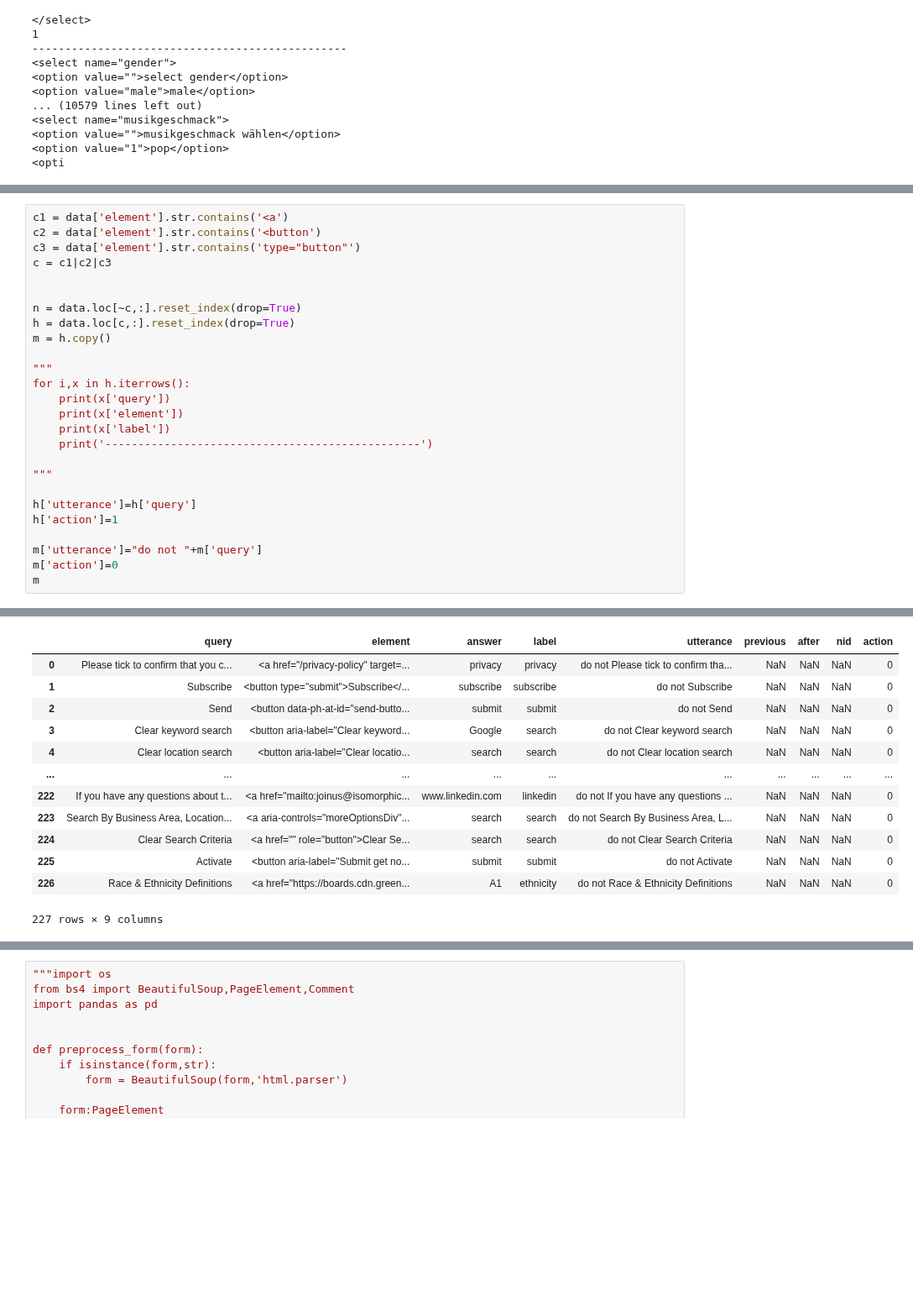
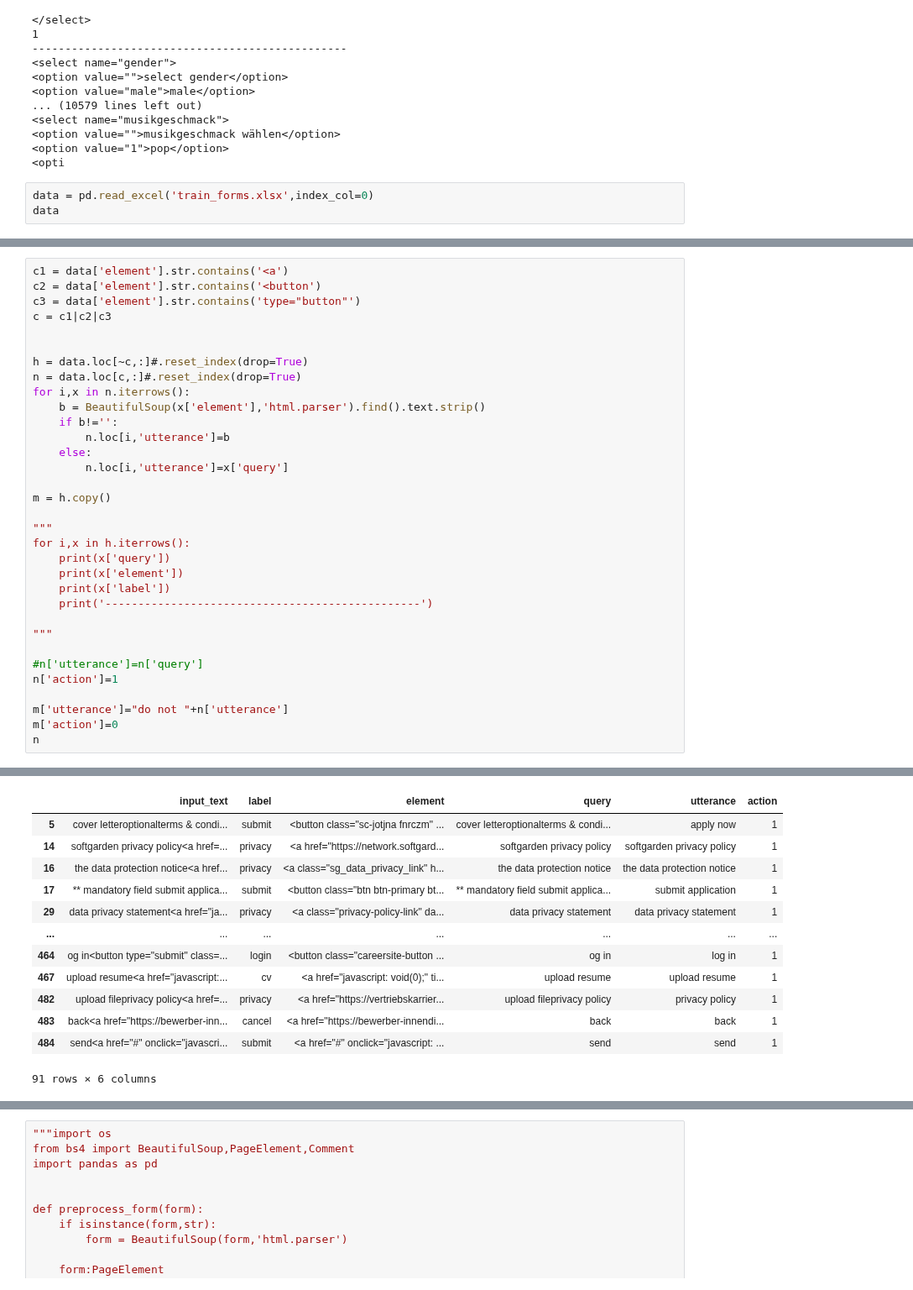
Before and after one commit to majidsh97/LLM, a Jupyter notebook: data_augmentation.ipynb, the cells around one changed output, grey strips where cells are left out. Shown at 84% size. Drawn from its saved outputs; the diff is of its cells as text; blank space fills up the shorter version.

```diff
--- a/data_augmentation.ipynb
+++ b/data_augmentation.ipynb
@@ -737,3 +747,6 @@ for i,x in df.iterrows():
 <option value="">musikgeschmack wählen</option>
 <option value="1">pop</option>
 <opti
+# %%
+data = pd.read_excel('train_forms.xlsx',index_col=0)
+data
@@ -744,8 +771,15 @@ c3 = data['element'].str.contains('type="button"')
 c = c1|c2|c3
 
 
-n = data.loc[~c,:].reset_index(drop=True)
-h = data.loc[c,:].reset_index(drop=True)
+h = data.loc[~c,:]#.reset_index(drop=True)
+n = data.loc[c,:]#.reset_index(drop=True)
+for i,x in n.iterrows():
+    b = BeautifulSoup(x['element'],'html.parser').find().text.strip()
+    if b!='':
+        n.loc[i,'utterance']=b
+    else:
+        n.loc[i,'utterance']=x['query']
+
 m = h.copy()
 
 """
@@ -757,10 +791,10 @@ for i,x in h.iterrows():
 
 """
 
-h['utterance']=h['query']
-h['action']=1
+#n['utterance']=n['query']
+n['action']=1
 
-m['utterance']="do not "+m['query']
+m['utterance']="do not "+n['utterance']
 m['action']=0
-m
+n
 # %% [output]
@@ -767,13 +811,13 @@ m
-|  | query | element | answer | label | utterance | previous | after | nid | action |
-| 0 | Please tick to confirm that you c... | <a href="/privacy-policy" target=... | privacy | privacy | do not Please tick to confirm tha... | NaN | NaN | NaN | 0 |
-| 1 | Subscribe | <button type="submit">Subscribe</... | subscribe | subscribe | do not Subscribe | NaN | NaN | NaN | 0 |
-| 2 | Send | <button data-ph-at-id="send-butto... | submit | submit | do not Send | NaN | NaN | NaN | 0 |
-| 3 | Clear keyword search | <button aria-label="Clear keyword... | Google | search | do not Clear keyword search | NaN | NaN | NaN | 0 |
-| 4 | Clear location search | <button aria-label="Clear locatio... | search | search | do not Clear location search | NaN | NaN | NaN | 0 |
-| ... | ... | ... | ... | ... | ... | ... | ... | ... | ... |
-| 222 | If you have any questions about t... | <a href="mailto:joinus@isomorphic... | www.linkedin.com | linkedin | do not If you have any questions ... | NaN | NaN | NaN | 0 |
-| 223 | Search By Business Area, Location... | <a aria-controls="moreOptionsDiv"... | search | search | do not Search By Business Area, L... | NaN | NaN | NaN | 0 |
-| 224 | Clear Search Criteria | <a href="" role="button">Clear Se... | search | search | do not Clear Search Criteria | NaN | NaN | NaN | 0 |
-| 225 | Activate | <button aria-label="Submit get no... | submit | submit | do not Activate | NaN | NaN | NaN | 0 |
-| 226 | Race & Ethnicity Definitions | <a href="https://boards.cdn.green... | A1 | ethnicity | do not Race & Ethnicity Definitions | NaN | NaN | NaN | 0 |
+|  | input_text | label | element | query | utterance | action |
+| 5 | cover letteroptionalterms & condi... | submit | <button class="sc-jotjna fnrczm" ... | cover letteroptionalterms & condi... | apply now | 1 |
+| 14 | softgarden privacy policy<a href=... | privacy | <a href="https://network.softgard... | softgarden privacy policy | softgarden privacy policy | 1 |
+| 16 | the data protection notice<a href... | privacy | <a class="sg_data_privacy_link" h... | the data protection notice | the data protection notice | 1 |
+| 17 | ** mandatory field submit applica... | submit | <button class="btn btn-primary bt... | ** mandatory field submit applica... | submit application | 1 |
+| 29 | data privacy statement<a href="ja... | privacy | <a class="privacy-policy-link" da... | data privacy statement | data privacy statement | 1 |
+| ... | ... | ... | ... | ... | ... | ... |
+| 464 | og in<button type="submit" class=... | login | <button class="careersite-button ... | og in | log in | 1 |
+| 467 | upload resume<a href="javascript:... | cv | <a href="javascript: void(0);" ti... | upload resume | upload resume | 1 |
+| 482 | upload fileprivacy policy<a href=... | privacy | <a href="https://vertriebskarrier... | upload fileprivacy policy | privacy policy | 1 |
+| 483 | back<a href="https://bewerber-inn... | cancel | <a href="https://bewerber-innendi... | back | back | 1 |
+| 484 | send<a href="#" onclick="javascri... | submit | <a href="#" onclick="javascript: ... | send | send | 1 |
-227 rows × 9 columns
+91 rows × 6 columns
```
Also changed, not shown: parts of 4 cells of this notebook, 8 other files.
